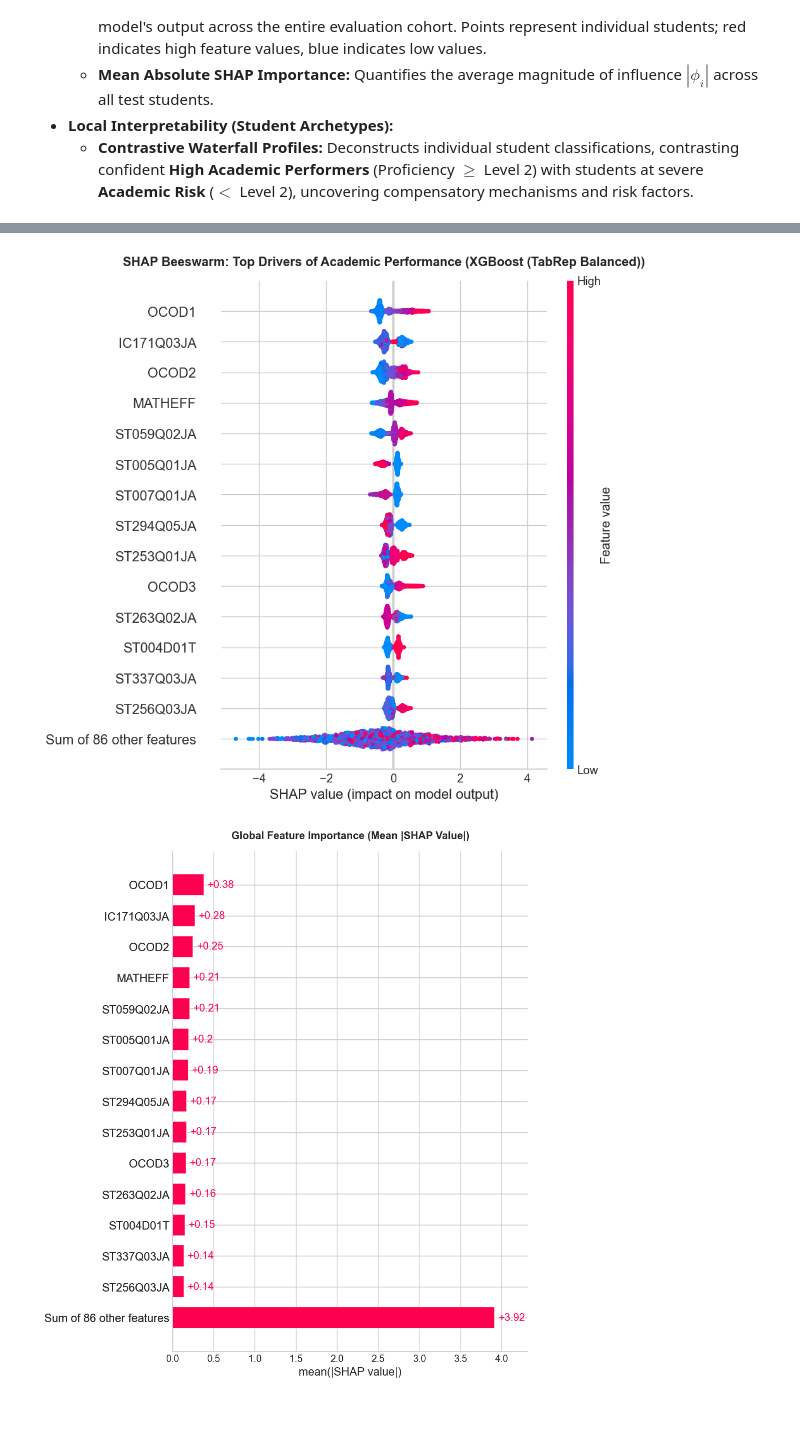
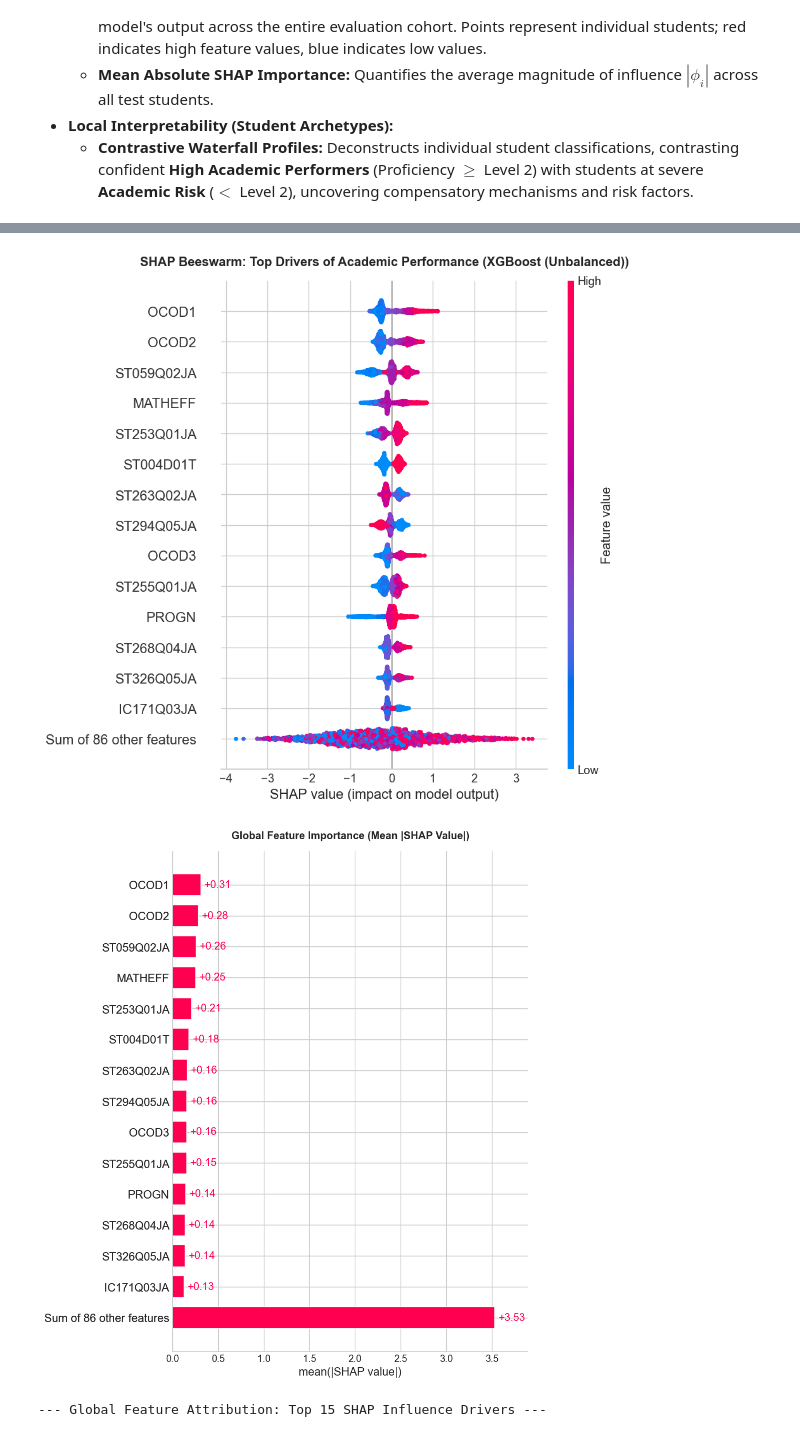
Before and after one commit to NicoCarrion02/diffusion-based-academic-prediction, a Jupyter notebook: notebooks/workflow_review.ipynb, the cells around one changed output, grey strips where cells are left out. Cells and saved outputs as stored; diff of their text form; code cells hidden in the pictures.

```diff
--- a/notebooks/workflow_review.ipynb
+++ b/notebooks/workflow_review.ipynb
@@ -322,7 +309,7 @@ import pandas as pd
 train_data_for_balancing = X_train_proc.copy()
 train_data_for_balancing["target"] = y_train.values
 
-with open("configs/models.yaml", "r") as f:
+with open("configs/models.yaml", "r", encoding="utf-8") as f:
     diff_cfg = yaml.safe_load(f)["diffusion"]
 net_cfg = diff_cfg.get("network", {})
 train_cfg = diff_cfg.get("training", {})
@@ -332,10 +319,16 @@ balancer = DatasetBalancer(
     epochs=train_cfg["epochs"],
     batch_size=train_cfg["batch_size"],
     lr=train_cfg["learning_rate"],
-    weight_decay=train_cfg.get("weight_decay", 1e-5),
+    weight_decay=train_cfg.get("weight_decay", 5e-4),
     timesteps=train_cfg["timesteps"],
-    hidden_dims=net_cfg.get("hidden_dims", [256, 512, 256]),
-    dropout=net_cfg.get("dropout", 0.10),
+    hidden_dims=net_cfg.get("hidden_dims", [1024, 2048, 2048, 1024]),
+    dim_t=net_cfg.get("dim_t", 1024),
+    dropout=net_cfg.get("dropout", 0.0),
+    activation=net_cfg.get("activation", "relu"),
+    architecture=net_cfg.get("architecture", "tabrep_mlp"),
+    snap_discrete_levels=diff_cfg.get("snap_discrete_levels", True),
+    lr_scheduler_factor=train_cfg.get("lr_scheduler_factor", 0.9),
+    lr_scheduler_patience=train_cfg.get("lr_scheduler_patience", 30),
     solver=train_cfg.get("solver", "heun"),
     random_state=42,
 )
@@ -345,25 +338,25 @@ balanced_df = balancer.balance_training_data(
     target_col="target",
     output_path="data/processed/train_balanced_tabrep.parquet",
     force=False,
-    cat_cols=cat_registry.nominal_cols,
-    discrete_cols=cat_registry.ordinal_discrete_cols,
+    categorization=cat_registry,
 )
 
 print(f"Balanced Dataset Shape: {balanced_df.shape}")
 print(f"Class Balance: {balanced_df['target'].value_counts().to_dict()}")
 
-# TabRep Statistical Diagnostics & Distribution Audit
 metrics_path = Path("outputs/tables/tabrep_distribution_metrics.csv")
 audit_fig_path = Path("outputs/figures/tabrep_distribution_audit.png")
 
 if metrics_path.exists():
     dist_metrics_df = pd.read_csv(metrics_path)
-    print("\n--- TabRep Generative Balancing Fidelity Metrics (100 Selected Features) ---")
-    print(f"Mean Kolmogorov-Smirnov Statistic: {dist_metrics_df['ks_stat'].mean():.4f} (Median: {dist_metrics_df['ks_stat'].median():.4f})")
+    num_metrics_df = dist_metrics_df[dist_metrics_df["real_mean"].notna()]
+    print("\n--- Official TabRep-Flow Generative Fidelity Metrics (100 Selected Features) ---")
+    print(f"All 100 Features Mean KS / TVD:    {dist_metrics_df['ks_stat'].mean():.4f} (Median: {dist_metrics_df['ks_stat'].median():.4f})")
+    print(f"Numerical (85) Mean KS Statistic:  {num_metrics_df['ks_stat'].mean():.4f} (Median: {num_metrics_df['ks_stat'].median():.4f})")
     print(f"Mean 1-Wasserstein Distance:       {dist_metrics_df['wasserstein'].mean():.4f}")
     print(f"Mean Out-of-Bounds Violation Rate: {dist_metrics_df['oob_pct'].mean():.2f}% (Max: {dist_metrics_df['oob_pct'].max():.2f}%)")
 
-    key_features = ["ESCS", "HOMEPOS", "HISEI", "ICTRES", "MATHMOT", "REPEAT", "GRADE"]
+    key_features = ["ESCS", "HOMEPOS", "HISEI", "ICTRES", "MATHEFF", "ST059Q02JA", "REPEAT", "GRADE"]
     sample_metrics = dist_metrics_df[dist_metrics_df["feature"].isin(key_features)].copy()
     sample_metrics["Description"] = sample_metrics["feature"].apply(
         lambda f: explorer.get_variable(f).get("label", "N/A").replace("\ufffd", "'").strip()
@@ -385,6 +378,6 @@ if metrics_path.exists():
     )
 
 if audit_fig_path.exists():
-    print("\n--- Empirical Density Alignment: Real (Blue) vs TabRep Synthetic (Orange) ---")
+    print("\n--- Empirical Density Alignment: Real (Blue) vs Official TabRep-Flow Synthetic (Orange) ---")
     display(Image(filename=str(audit_fig_path)))
 # %% [output]
@@ -769,29 +754,27 @@ from src.evaluation.explainability import (
 )
 from src.data.metadata_explorer import PISAMetadataExplorer
 
-best_model_name = "XGBoost (TabRep Balanced)" if xgb_bal is not None else "XGBoost (Unbalanced)"
-best_xgb_model = xgb_bal if xgb_bal is not None else xgb_unbal
-best_y_prob = y_prob_xgb2 if xgb_bal is not None else y_prob_xgb1
-shap_X_test = X_test_bal if xgb_bal is not None else X_test_unbal
+# Explain the Nested CV-selected tree champion (XGBoost Unbalanced) on the shared X_test_enc matrix
+best_model_name = "XGBoost (Unbalanced)"
+best_xgb_model = xgb_unbal
+best_y_prob = y_prob_xgb1
+shap_X_test = X_test_enc
 
-print(f"Explaining top model: {best_model_name}")
+print(f"Explaining Nested CV Champion Tree Model: {best_model_name}")
 explainer, shap_values = compute_shap_explanations(best_xgb_model, shap_X_test)
 
-# Global Beeswarm Plot
 plt.figure(figsize=(10, 8), dpi=120)
 shap.plots.beeswarm(shap_values, max_display=15, show=False)
 plt.title(f"SHAP Beeswarm: Top Drivers of Academic Performance ({best_model_name})", fontsize=12, fontweight="bold", pad=14)
 plt.tight_layout()
 plt.show()
 
-# Global Mean |SHAP| Bar Plot
 plt.figure(figsize=(9, 6), dpi=120)
 shap.plots.bar(shap_values, max_display=15, show=False)
 plt.title("Global Feature Importance (Mean |SHAP Value|)", fontsize=12, fontweight="bold", pad=14)
 plt.tight_layout()
 plt.show()
 
-# Attribution Summary Table with Official OECD Metadata Labels
 if "explorer" not in locals():
     explorer = PISAMetadataExplorer()
 
@@ -817,7 +800,6 @@ display(
       .set_properties(subset=["PISA 2022 Description / Label"], **{"text-align": "left"})
 )
 
-# Contrastive Individual Student Waterfall Plots (Profiles of High vs Low Academic Performance)
 cases = plot_shap_waterfall_cases(
     shap_values=shap_values,
     y_true=y_test.values,
@@ -856,2 +838,3 @@ Explaining top model: XGBoost (TabRep Balanced)
-[figure, old version]
+[figure, new version]
-[figure, old version]
+[figure, new version]
+--- Global Feature Attribution: Top 15 SHAP Influence Drivers ---
```
Also changed, not shown: parts of 23 cells of this notebook.
